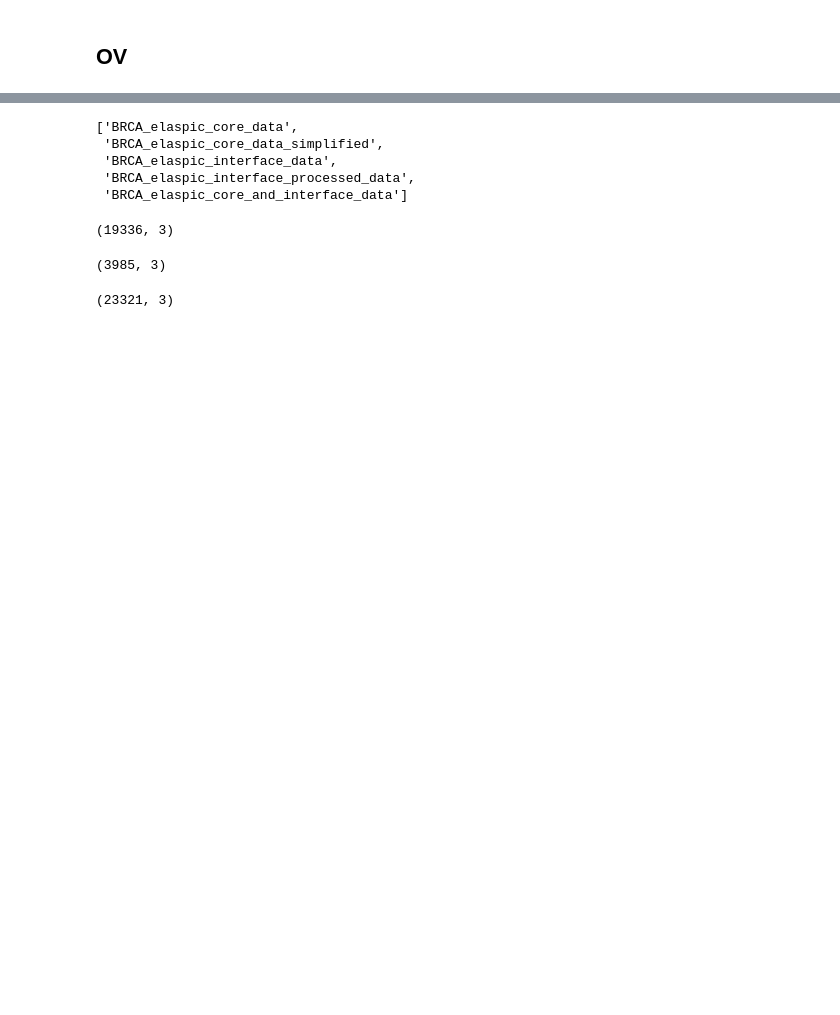
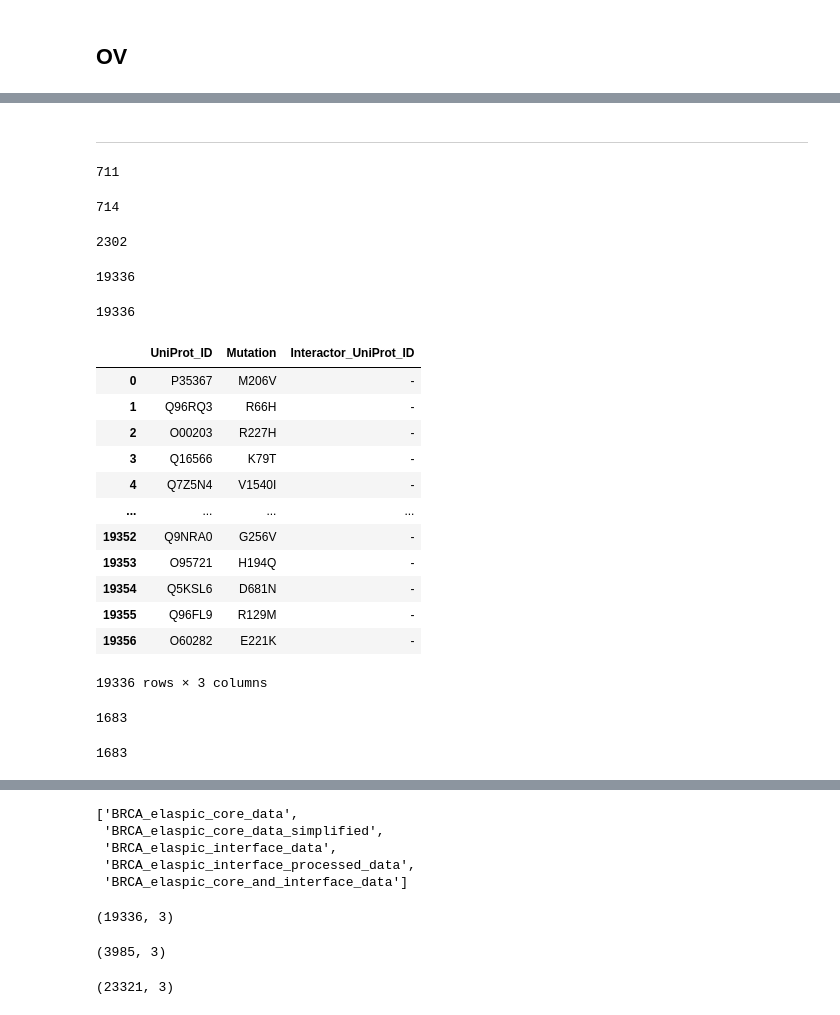
Before and after one commit to ibrahimberb/Predicting-Mutation-Effects, a Jupyter notebook: src/dev/Supp_02.ipynb, the cells around one changed output, grey strips where cells are left out. Drawn from its saved outputs; the diff is of its cells as text; code cells hidden in the pictures; blank space fills up the shorter version.

```diff
--- a/src/dev/Supp_02.ipynb
+++ b/src/dev/Supp_02.ipynb
@@ -134,0 +176,46 @@ supplementary_table_02.to_csv("Supplementary/Supp_02.csv")
+# %% [markdown]
+---
+# %%
+supp_02_brca.snv_data_simplified.duplicated(subset=["Hugo_Symbol", "SWISSPROT", "HGVSp_Short"]).sum()
+# %% [output]
+711
+# %%
+supp_02_brca.snv_data_simplified[["SWISSPROT", "HGVSp_Short"]].duplicated().sum()
+# %% [output]
+714
+# %%
+supp_02_brca.elaspic_data_materials["BRCA_elaspic_interface_processed_data"].duplicated(subset=["UniProt_ID", "Mutation"]).sum()
+# %% [output]
+2302
+# %%
+supp_02_brca.analysis_info["num_elaspic_core_mutations"]
+# %% [output]
+19336
+# %%
+supp_02_brca.analysis_info["num_elaspic_core_processed_mutations"]
+# %% [output]
+19336
+# %%
+supp_02_brca.elaspic_data_materials["BRCA_elaspic_core_data_simplified"]
+# %% [output]
+|  | UniProt_ID | Mutation | Interactor_UniProt_ID |
+| 0 | P35367 | M206V | - |
+| 1 | Q96RQ3 | R66H | - |
+| 2 | O00203 | R227H | - |
+| 3 | Q16566 | K79T | - |
+| 4 | Q7Z5N4 | V1540I | - |
+| ... | ... | ... | ... |
+| 19352 | Q9NRA0 | G256V | - |
+| 19353 | O95721 | H194Q | - |
+| 19354 | Q5KSL6 | D681N | - |
+| 19355 | Q96FL9 | R129M | - |
+| 19356 | O60282 | E221K | - |
+19336 rows × 3 columns
+# %%
+supp_02_brca.analysis_info["num_elaspic_interface_mutations"]
+# %% [output]
+1683
+# %%
+supp_02_brca.analysis_info["num_elaspic_interface_processed_mutations"]
+# %% [output]
+1683
```
Also changed, not shown: parts of 8 cells of this notebook, 1 other file.
